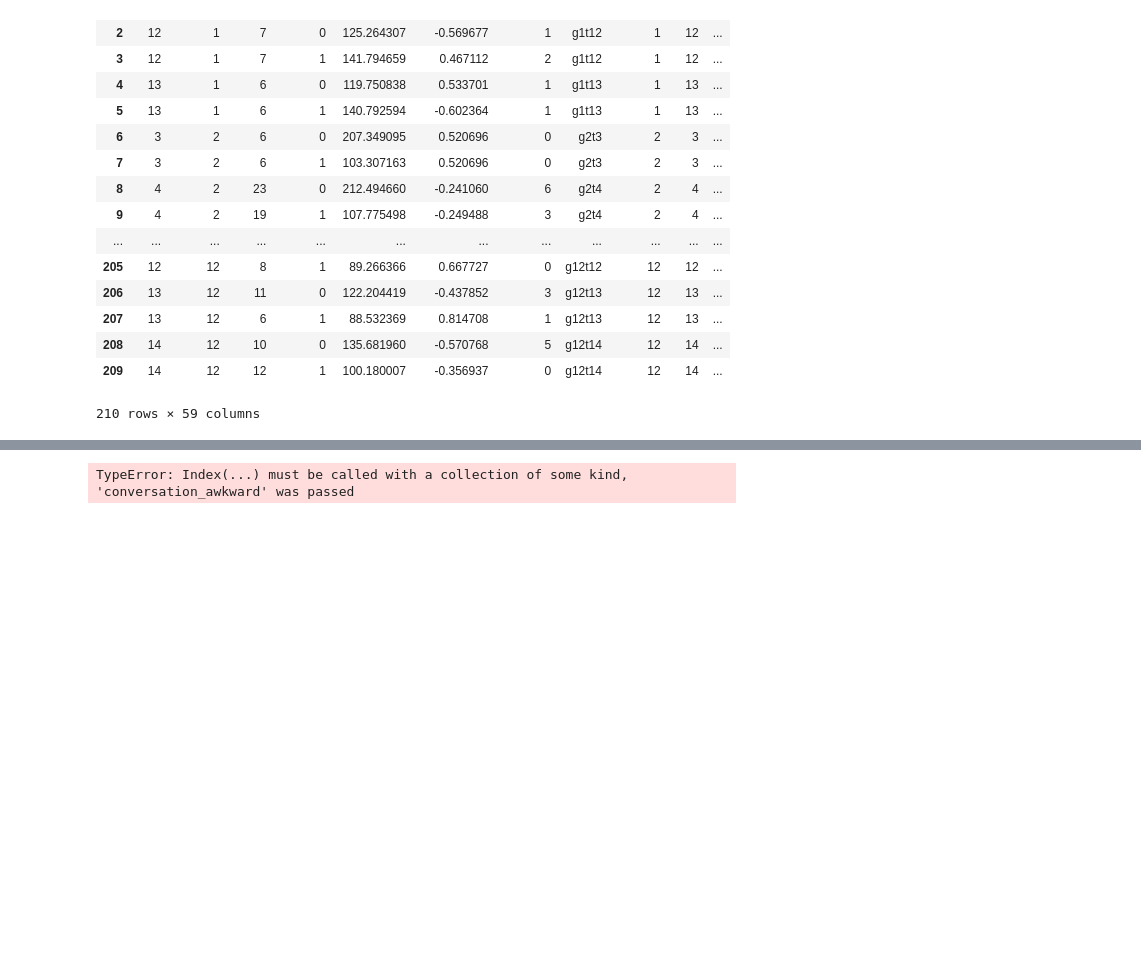
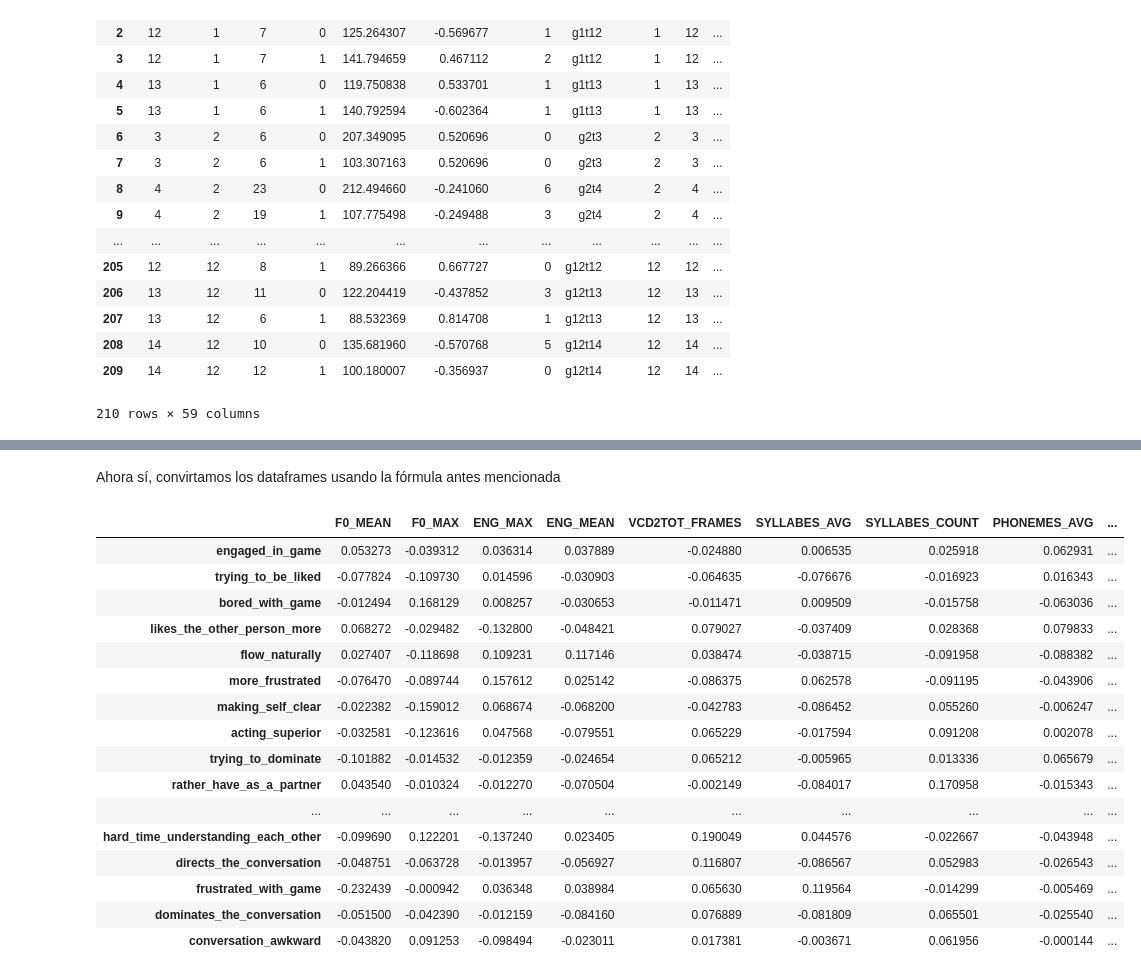
Before and after one commit to luquesky/tesis, a Jupyter notebook: session_table.ipynb, the cells around one changed output, grey strips where cells are left out. Saved outputs shown, nothing was run; the diff lists cells and outputs as text; code cells hidden in the pictures; blank space fills up the shorter version.

Commit message:
Update tables

```diff
--- a/session_table.ipynb
+++ b/session_table.ipynb
@@ -212,38 +163,65 @@ set(['engaged_in_game', 'trying_to_be_liked', 'bored_with_game', 'likes_the_othe
-# %%
-social_vars = df.columns
-correlations = pd.Series(index=social_vars)
-df2 = df[df.speaker==0]
-
-for social_var in social_vars:
-    correlations[social_var] = df2['entrainment'].corr(df2[social_var])
-
-correlations
-# %% [output]
-TypeError: Index(...) must be called with a collection of some kind, 'conversation_awkward' was passed
+# %% [markdown]
+Ahora sí, convirtamos los dataframes usando la fórmula antes mencionada
+# %%
+
+def remove_A_B_variables(df, new_vars, old_vars):
+    speaker = df['speaker']
+    for sv in new_vars:
+        try:
+            sv_A = "%s_A" % sv
+            sv_B = "%s_B" % sv
+            df[sv] = (1 - speaker) * df[sv_A] + speaker * df[sv_B]
+        except KeyError:
+            pass
+    df.drop(old_vars, axis=1, inplace=True)
+
+remove_A_B_variables(df, new_vars=vars_without_suffixes, old_vars=vars_to_be_removed)
+
+social_vars = vars_without_suffixes
+display(social_vars)
 # %%
 features = ["F0_MEAN", "F0_MAX",
             "ENG_MAX", "ENG_MEAN",
             "VCD2TOT_FRAMES", "SYLLABES_AVG", 'SYLLABES_COUNT',
             'PHONEMES_AVG', 'PHONEMES_COUNT',
             'NOISE_TO_HARMONICS_RATIO', 'SOUND_VOICED_LOCAL_SHIMMER']
 all_features_analysis = pd.DataFrame(columns=features, dtype=float)
 
 for feature in features:
     analysis = Analyzer(feature).analyze(sessions)
     joined_analysis = pysqldf("""
     SELECT * from analysis INNER JOIN social_variables ON
         analysis.session=social_variables.session AND
         analysis.task=social_variables.task""")
-    correlations = pd.Series(index=sv)
-    df2 = joined_analysis[joined_analysis.speaker==0]
+    correlations = pd.Series(index=social_vars)
 
-    df2.to_csv("tables/%s.csv" % feature)
+    remove_A_B_variables(joined_analysis, new_vars=vars_without_suffixes, old_vars=vars_to_be_removed)
+    display(joined_analysis)
+    joined_analysis.to_csv("tables/%s.csv" % feature)
 
-    for social_var in sv:
-        correlations[social_var] = df2['entrainment'].corr(df2[social_var])
+    for social_var in social_vars:
+        correlations[social_var] = joined_analysis['entrainment'].corr(joined_analysis[social_var])
 
     all_features_analysis[feature] = correlations
 
 display(all_features_analysis)
+# %% [output]
+|  | F0_MEAN | F0_MAX | ENG_MAX | ENG_MEAN | VCD2TOT_FRAMES | SYLLABES_AVG | SYLLABES_COUNT | PHONEMES_AVG | ... |
+| engaged_in_game | 0.053273 | -0.039312 | 0.036314 | 0.037889 | -0.024880 | 0.006535 | 0.025918 | 0.062931 | ... |
+| trying_to_be_liked | -0.077824 | -0.109730 | 0.014596 | -0.030903 | -0.064635 | -0.076676 | -0.016923 | 0.016343 | ... |
+| bored_with_game | -0.012494 | 0.168129 | 0.008257 | -0.030653 | -0.011471 | 0.009509 | -0.015758 | -0.063036 | ... |
+| likes_the_other_person_more | 0.068272 | -0.029482 | -0.132800 | -0.048421 | 0.079027 | -0.037409 | 0.028368 | 0.079833 | ... |
+| flow_naturally | 0.027407 | -0.118698 | 0.109231 | 0.117146 | 0.038474 | -0.038715 | -0.091958 | -0.088382 | ... |
+| more_frustrated | -0.076470 | -0.089744 | 0.157612 | 0.025142 | -0.086375 | 0.062578 | -0.091195 | -0.043906 | ... |
+| making_self_clear | -0.022382 | -0.159012 | 0.068674 | -0.068200 | -0.042783 | -0.086452 | 0.055260 | -0.006247 | ... |
+| acting_superior | -0.032581 | -0.123616 | 0.047568 | -0.079551 | 0.065229 | -0.017594 | 0.091208 | 0.002078 | ... |
+| trying_to_dominate | -0.101882 | -0.014532 | -0.012359 | -0.024654 | 0.065212 | -0.005965 | 0.013336 | 0.065679 | ... |
+| rather_have_as_a_partner | 0.043540 | -0.010324 | -0.012270 | -0.070504 | -0.002149 | -0.084017 | 0.170958 | -0.015343 | ... |
+| ... | ... | ... | ... | ... | ... | ... | ... | ... | ... |
+| hard_time_understanding_each_other | -0.099690 | 0.122201 | -0.137240 | 0.023405 | 0.190049 | 0.044576 | -0.022667 | -0.043948 | ... |
+| directs_the_conversation | -0.048751 | -0.063728 | -0.013957 | -0.056927 | 0.116807 | -0.086567 | 0.052983 | -0.026543 | ... |
+| frustrated_with_game | -0.232439 | -0.000942 | 0.036348 | 0.038984 | 0.065630 | 0.119564 | -0.014299 | -0.005469 | ... |
+| dominates_the_conversation | -0.051500 | -0.042390 | -0.012159 | -0.084160 | 0.076889 | -0.081809 | 0.065501 | -0.025540 | ... |
+| conversation_awkward | -0.043820 | 0.091253 | -0.098494 | -0.023011 | 0.017381 | -0.003671 | 0.061956 | -0.000144 | ... |
 # %%
 all_features_analysis[all_features_analysis > 0.2]
```
Also changed, not shown: parts of 3 cells of this notebook, 11 other files.
